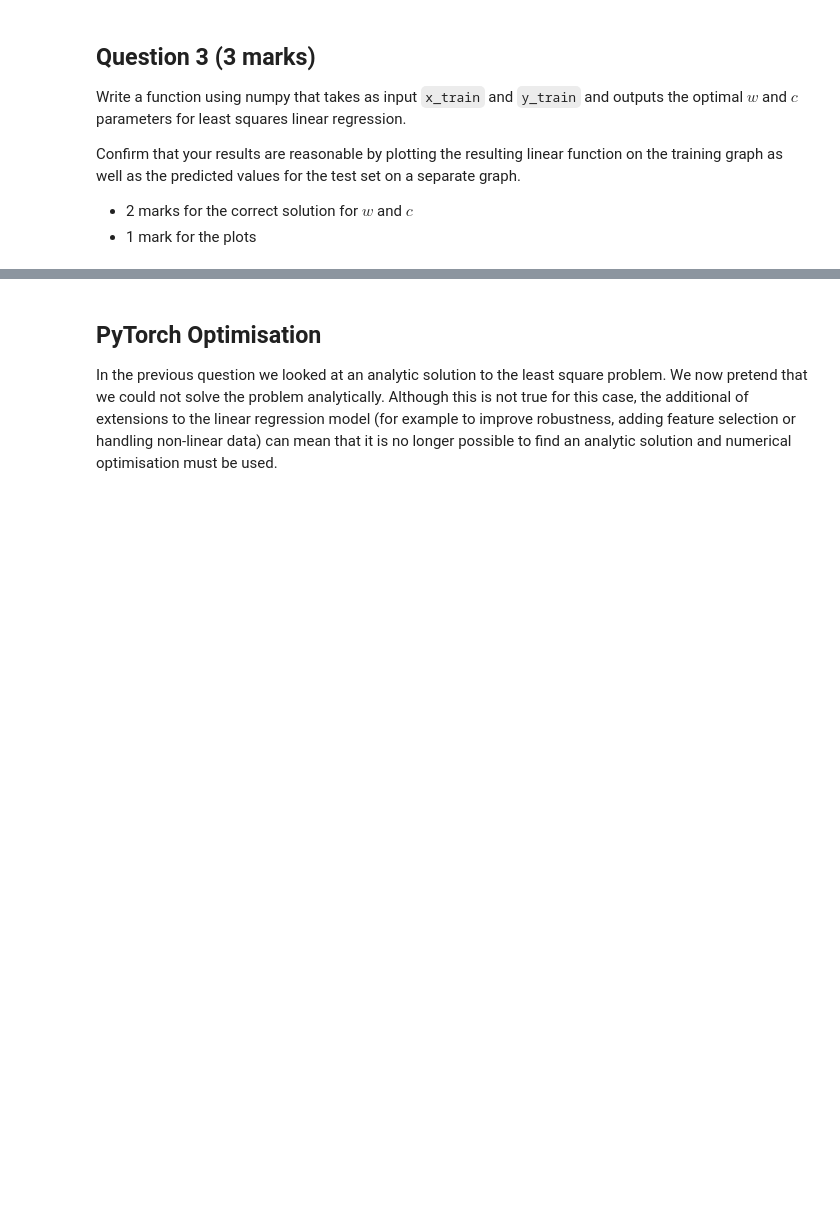
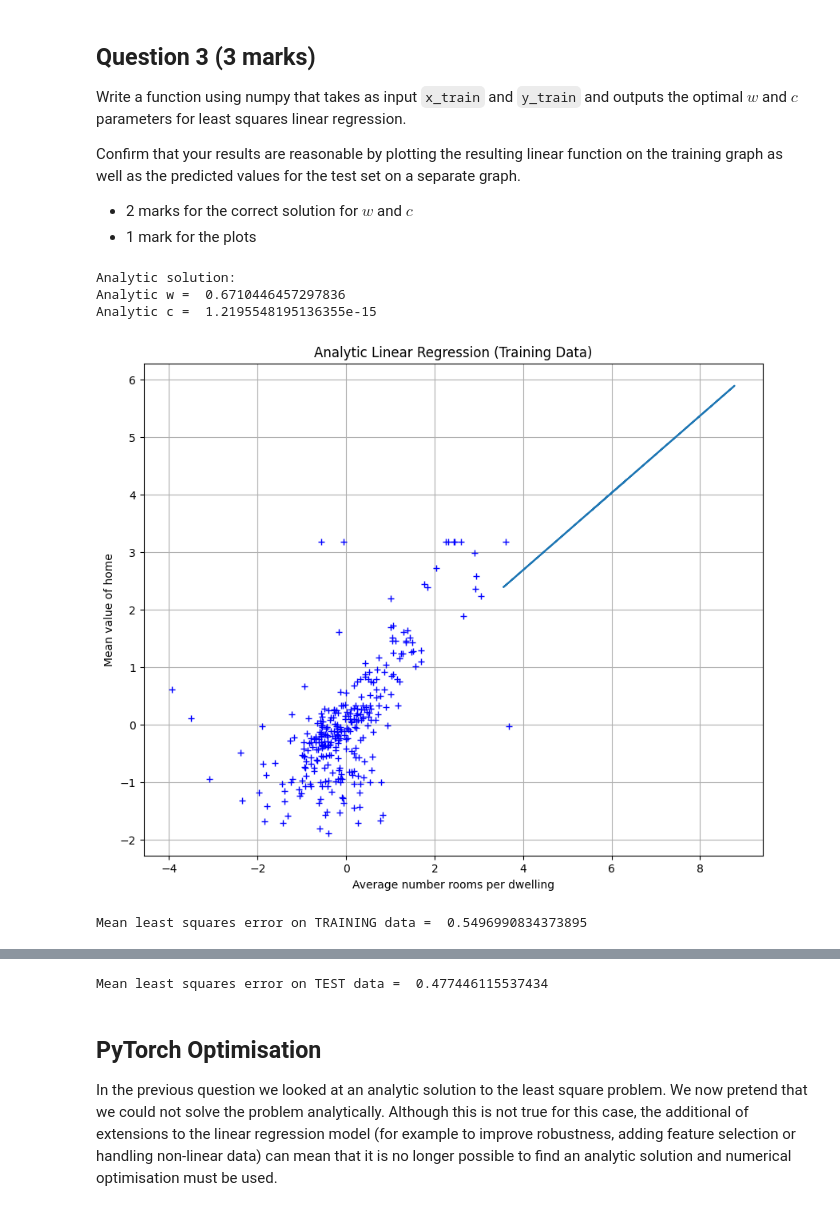
Before and after one commit to omarriyaz/linear_regression_houses_prices, a Jupyter notebook: ML1 Lab 3 - Linear Regression.ipynb, the cells around one changed output, grey strips where cells are left out. Cells and saved outputs as stored; diff of their text form; code cells hidden in the pictures; blank space fills up the shorter version.

```diff
--- a/ML1 Lab 3 - Linear Regression.ipynb
+++ b/ML1 Lab 3 - Linear Regression.ipynb
@@ -231,8 +260,11 @@ def least_squares_error(x, y, w, c):
     # Add code to calcuate the squared_error = E(w,c)..
     # ************************************************************
 
+    squared_error = np.sum(np.square(y - (w * x + c)))
 
     return squared_error
+
+
 
 try:
     print('Squared error for w = 1.5, c = 0.5 is ',
@@ -301,9 +335,20 @@ def least_squares_analytic_solution(x, y):
     # Add code to calculate the optimal w and c using the
     # equations above..
     # ************************************************************
+    N = np.shape(x)[0]
 
+    # Calculate A,B,C and D
+    A = np.sum(x**2)
+    B = np.sum(x)
+    C = np.sum(x * y)
+    D = np.sum(y)
+
+    # Calculate w and c
+    c = ((A * D) - (B * C)) / ((A * N) - np.square(B))
+    w = (C - c) / A
 
     return w, c
+
 
 
 try:
@@ -317,31 +362,40 @@ except Exception as err:
     print('Error during least squares analytic solution:', err)
 
 
+
 def plot_estimated_y_for_input_x(w, c):
     # Add code to plot a line showing your solution
     # for w and c..
     # ************************************************************
 
+    y = w * x + c
+    plt.plot(x, y)
 
     plt.show()
     pass
 
 
 
 try:
     plot_data(x_train, y_train)
     plt.title('Analytic Linear Regression (Training Data)')
     plot_estimated_y_for_input_x(w_opt, c_opt)
 
     print('Mean least squares error on TRAINING data = ',
           least_squares_error(x_train, y_train, w_opt, c_opt) / x_train.shape[0])
 
     plot_data(x_test, y_test)
     plt.title('Analytic Linear Regression (Testing Data)')
     plot_estimated_y_for_input_x(w_opt, c_opt)
 
     print('Mean least squares error on TEST data = ',
           least_squares_error(x_test, y_test, w_opt, c_opt) / x_test.shape[0])
 
 except Exception as err:
     print('Error during plotting:', err)
+# %% [output]
+Analytic solution:
+Analytic w =  0.6710446457297836
+Analytic c =  1.2195548195136355e-15
+[figure, added]
+Mean least squares error on TRAINING data =  0.5496990834373895
@@ -348,3 +403,4 @@ except Exception as err:
+Mean least squares error on TEST data =  0.477446115537434
 # %% [markdown]
 ## PyTorch Optimisation
 
```
Also changed, not shown: parts of 9 cells of this notebook, 1 other file.
